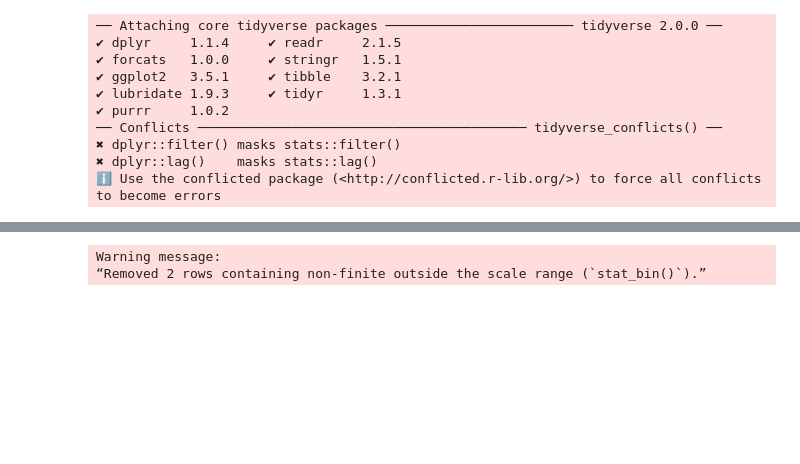
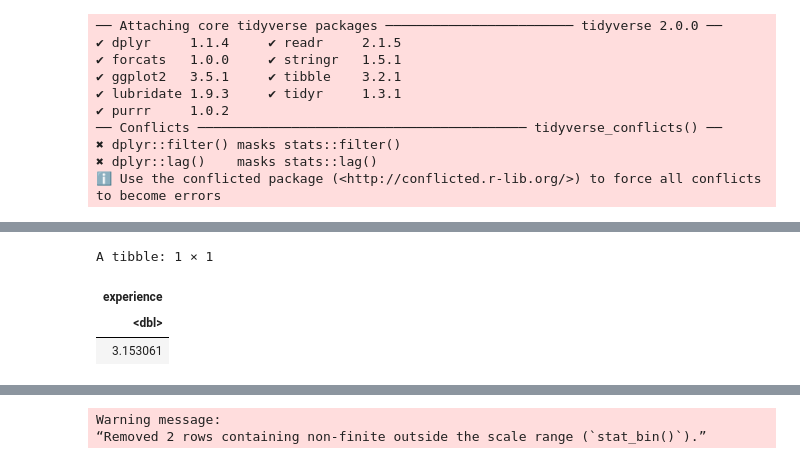
Before and after one commit to camillesnyder/Individual-Planning-for-Project, a Jupyter notebook: project_plan_008_19.ipynb, the cells around one changed output, grey strips where cells are left out. Drawn from its saved outputs; the diff is of its cells as text; code cells hidden in the pictures; blank space fills up the shorter version.

```diff
--- a/project_plan_008_19.ipynb
+++ b/project_plan_008_19.ipynb
@@ -93 +128,22 @@ The start_time and end_time vectors include both day/month/year dates as well as
+# %%
+players_wrang <- players_data |>
+    mutate( experience = as_factor(experience))|>
+    mutate( experience = fct_recode(experience,
+                                    "1" = "Beginner",
+                                    "2" = "Amateur",
+                                    "3" = "Regular",
+                                    "4" = "Veteran",
+                                    "5" = "Pro"))|>
+    mutate(experience = as.numeric(experience))
+
+experience_mean <- players_wrang|>
+    select(experience)|>
+    map_dfr(mean, na.rm = TRUE)
+
+experience_mean
+# %% [output]
+A tibble: 1 × 1
+| experience |
+| <dbl> |
+| 3.153061 |
 # %%
```
Also changed, not shown: parts of 9 cells of this notebook.
